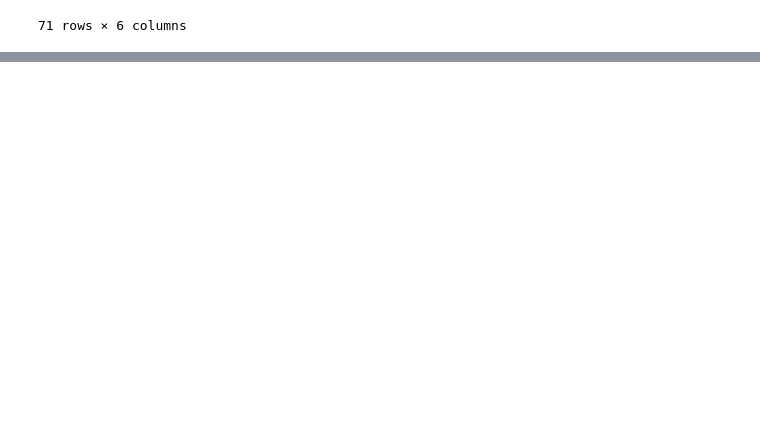
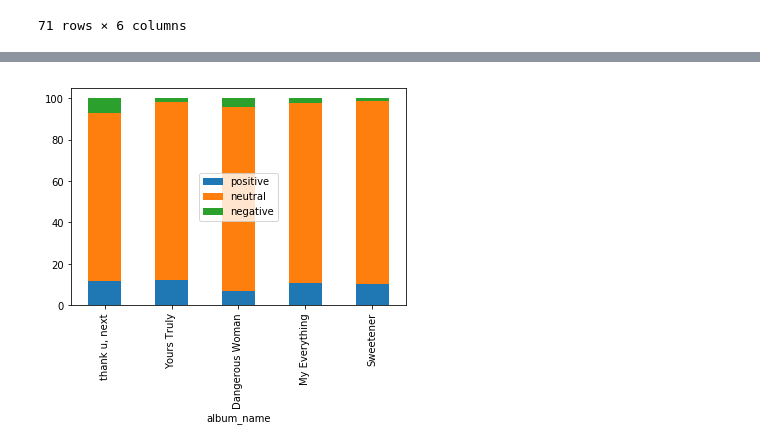
Before and after one commit to victoriahuynh/arianalysis, a Jupyter notebook: analysis.ipynb, the cells around one changed output, grey strips where cells are left out. Saved outputs shown, nothing was run; the diff lists cells and outputs as text; code cells hidden in the pictures; blank space fills up the shorter version.

```diff
--- a/analysis.ipynb
+++ b/analysis.ipynb
@@ -93,0 +123,34 @@ df
+# %%
+sid = SentimentIntensityAnalyzer()
+pos_list = []
+neg_list = []
+neu_list = []
+
+for name in albums:
+    num_pos = 0
+    num_neg = 0
+    num_neu = 0
+    for song in album_df[album_df['album_name'] == name]['sentences']:
+        for sentence in song:
+            comp = sid.polarity_scores(sentence)
+            comp = comp['compound']
+            if comp >= 0.5:
+                num_pos += 1
+            elif comp > -0.5 and comp < 0.5:
+                num_neu += 1
+            else:
+                num_neg += 1
+    num_total = num_pos + num_neg + num_neu
+    per_pos = (num_pos / float(num_total)) * 100
+    per_neg = (num_neg / float(num_total)) * 100
+    per_neu = (num_neu / float(num_total)) * 100
+    pos_list.append(per_pos)
+    neg_list.append(per_neg)
+    neu_list.append(per_neu)
+
+sentiment_df = pd.DataFrame({
+    'album_name': albums,
+    'positive': pos_list,
+    'neutral': neu_list,
+    'negative': neg_list
+})
@@ -93,0 +162,5 @@ df
+# %%
+sentiment_df.plot.bar(x = 'album_name', stacked = True)
+plt.show()
+# %% [output]
+[figure, added]
```
Also changed, not shown: parts of 15 cells of this notebook, 16 other files.
